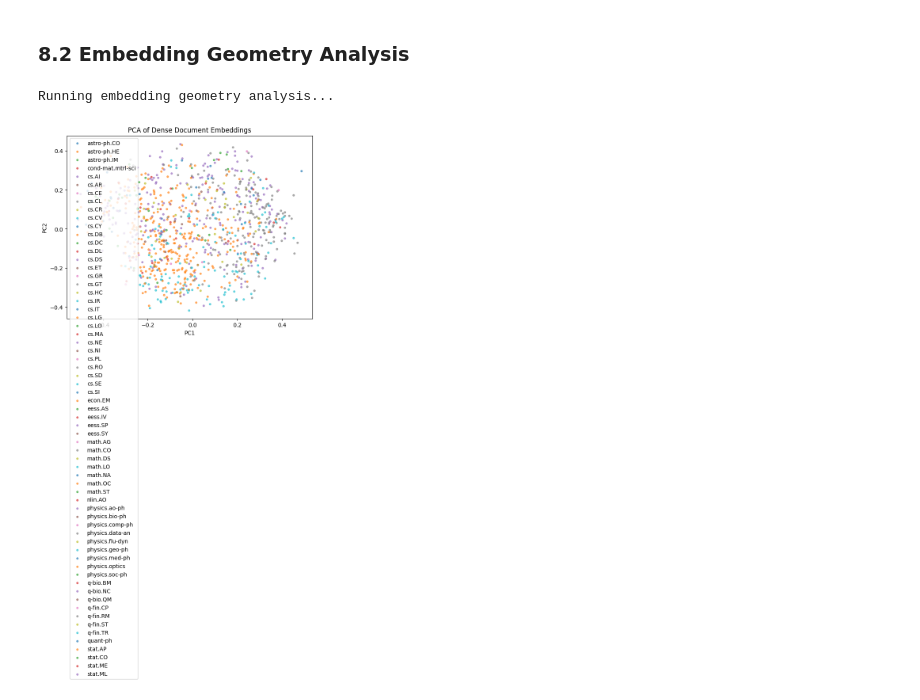
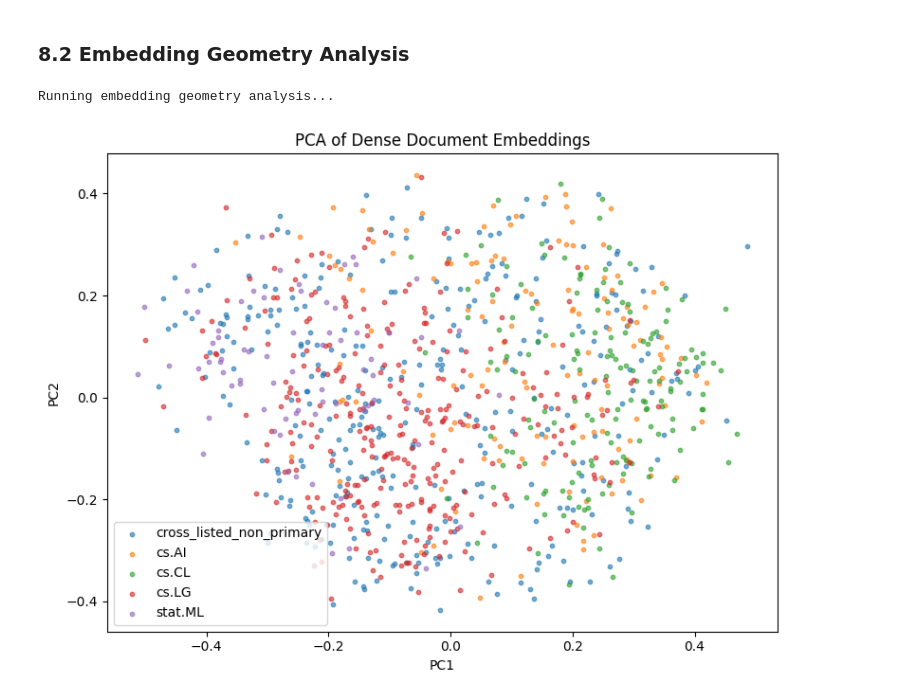
Before and after one commit to corbancode/academic-paper-recommendation, a Jupyter notebook: academic-paper-recommendation.ipynb, the cells around one changed output. Cells and saved outputs as stored; diff of their text form; code cells hidden in the pictures.

Commit message:
handle cross listed non-primary categories

```diff
--- a/academic-paper-recommendation.ipynb
+++ b/academic-paper-recommendation.ipynb
@@ -58,6 +58,9 @@ DATASET_METADATA_PATH = os.path.join(DATA_DIR, "dataset_metadata.json")
 QUERIES_PATH = os.path.join(DATA_DIR, "queries.jsonl")
 QRELS_PATH = os.path.join(DATA_DIR, "qrels.jsonl")
 
+TARGET_PRIMARY_CATEGORIES = {"cs.LG", "cs.CL", "cs.AI", "stat.ML"}
+OTHER_CATEGORY_LABEL = "cross_listed_non_primary"
+
 SBERT_MODEL_NAME = "all-MiniLM-L6-v2"
 TOP_K_VALUES = [5, 10, 20]
 RANDOM_SEED = 70
@@ -101,6 +104,10 @@ def save_dataframe(df: pd.DataFrame, path: str) -> None:
 def normalise_whitespace(text: str) -> str:
     return " ".join(text.split()).strip()
 
+
+def to_experiment_category(primary_category: str) -> str:
+    return primary_category if primary_category in TARGET_PRIMARY_CATEGORIES else OTHER_CATEGORY_LABEL
+
 @dataclass
 class CorpusIndex:
     paper_ids: List[str]
@@ -267,10 +274,10 @@ def plot_dense_embedding_geometry(index: CorpusIndex, papers: List[Dict], sample
         rng = np.random.default_rng(RANDOM_SEED)
         idx = rng.choice(len(papers), size=sample_size, replace=False)
         dense = index.dense_matrix[idx]
-        cats = [papers[i]["primary_category"] for i in idx]
+        cats = [papers[i].get("experiment_category", to_experiment_category(papers[i].get("primary_category", ""))) for i in idx]
     else:
         dense = index.dense_matrix
-        cats = [p["primary_category"] for p in papers]
+        cats = [p.get("experiment_category", to_experiment_category(p.get("primary_category", ""))) for p in papers]
 
     # PCA
     pca = PCA(n_components=2, random_state=RANDOM_SEED)
@@ -620,6 +630,11 @@ for p in papers:
     })
 # %% [markdown]
 ## 6. Preprocessing
+# %%
+# Normalize categories for experiments:
+# keep target categories as-is, map non-primary target-cross-listed papers to the fallback label
+for p in cleaned_papers:
+    p["experiment_category"] = to_experiment_category(p.get("primary_category", ""))
 # %%
 print("Building lookup structures...")
 paper_map = {p["paper_id"]: p for p in cleaned_papers}
@@ -1227,7 +1258,7 @@ save_json(efficiency, os.path.join(METRICS_DIR, "efficiency_metrics.json"))
 ### 8.2 Embedding Geometry Analysis
 # %%
 print("Running embedding geometry analysis...")
-plot_dense_embedding_geometry(index, papers)
+plot_dense_embedding_geometry(index, cleaned_papers)
 # %% [output]
 Running embedding geometry analysis...
-[figure, old version]
+[figure, new version]
```
Also changed, not shown: parts of 12 cells of this notebook, 15 other files.
